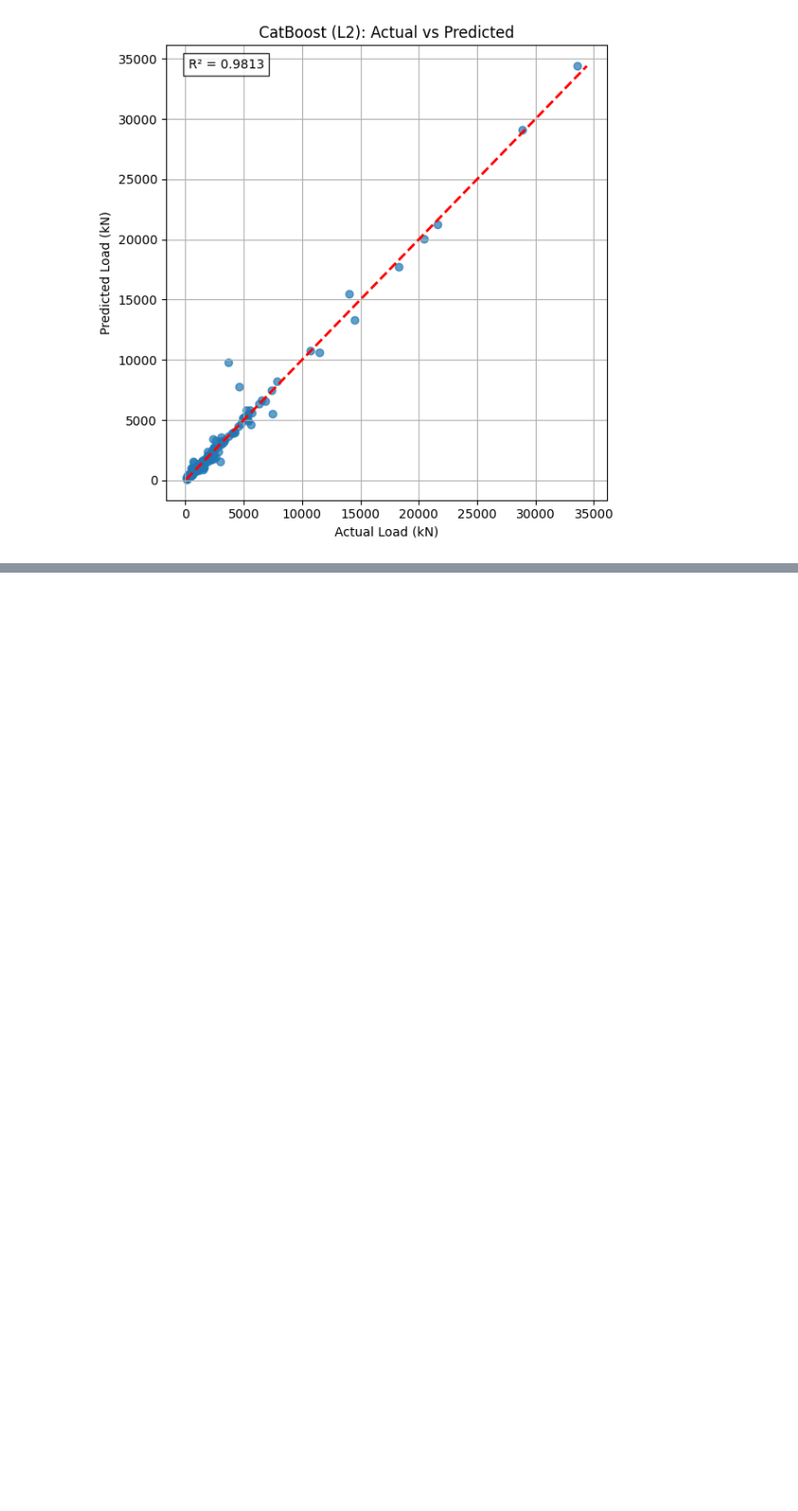
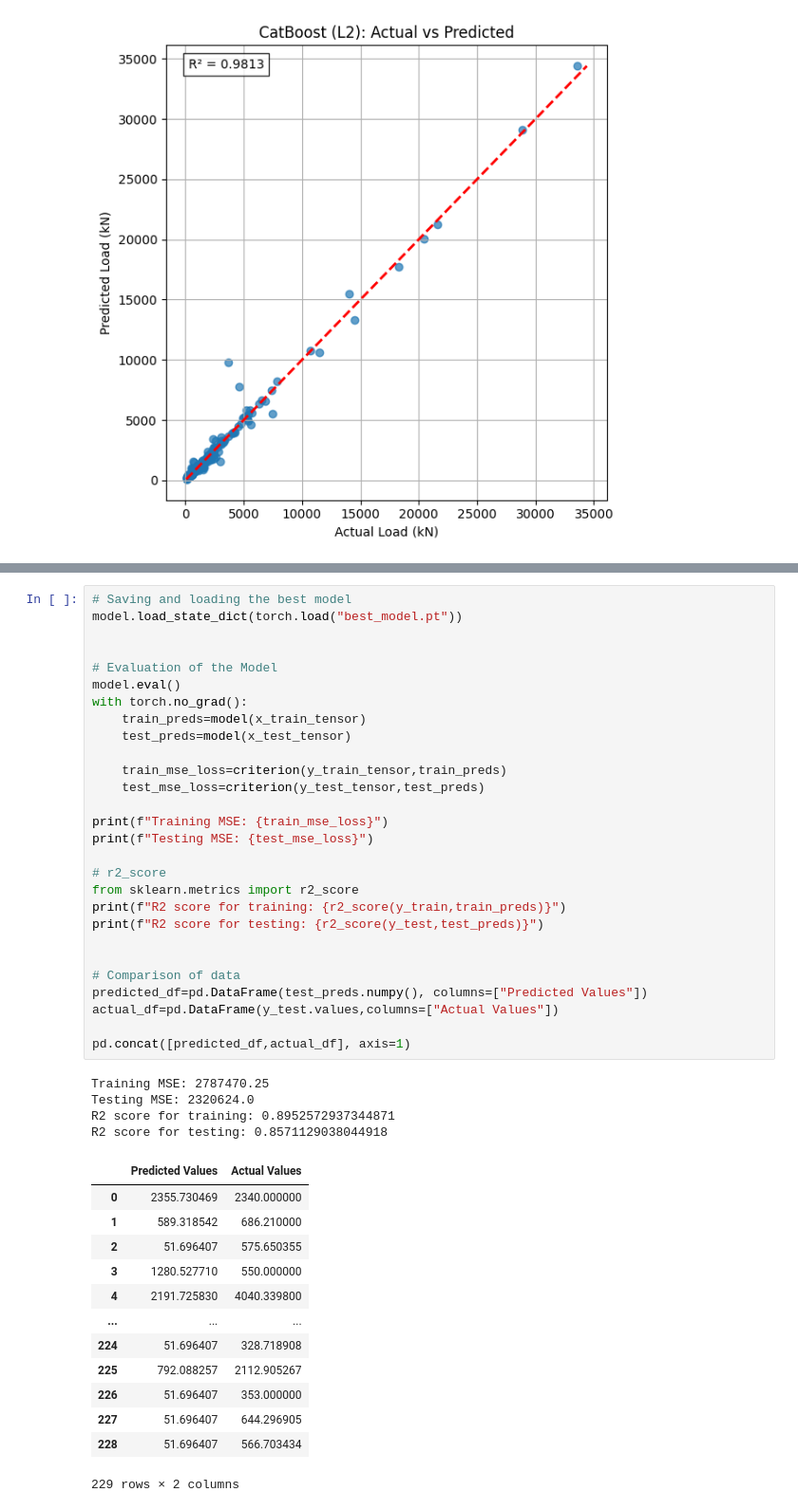
Before and after one commit to priyanshuiitbhu/Application-of-ML-PINNs-for-predicting-axial-loads-capacity-of-concrete-filled-steel-columns, a Jupyter notebook: best_model.ipynb, the cells around one changed output, grey strips where cells are left out. Shown at 95% size. Cells and saved outputs as stored; diff of their text form; blank space fills up the shorter version.

```diff
--- a/best_model.ipynb
+++ b/best_model.ipynb
@@ -178,0 +332,46 @@ CatBoost (L2 Training Data)    0.9989 170.745 90.034      9.05
+# %%
+# Saving and loading the best model
+model.load_state_dict(torch.load("best_model.pt"))
+
+
+# Evaluation of the Model
+model.eval()
+with torch.no_grad():
+    train_preds=model(x_train_tensor)
+    test_preds=model(x_test_tensor)
+
+    train_mse_loss=criterion(y_train_tensor,train_preds)
+    test_mse_loss=criterion(y_test_tensor,test_preds)
+
+print(f"Training MSE: {train_mse_loss}")
+print(f"Testing MSE: {test_mse_loss}")
+
+# r2_score
+from sklearn.metrics import r2_score
+print(f"R2 score for training: {r2_score(y_train,train_preds)}")
+print(f"R2 score for testing: {r2_score(y_test,test_preds)}")
+
+
+# Comparison of data
+predicted_df=pd.DataFrame(test_preds.numpy(), columns=["Predicted Values"])
+actual_df=pd.DataFrame(y_test.values,columns=["Actual Values"])
+
+pd.concat([predicted_df,actual_df], axis=1)
+# %% [output]
+Training MSE: 2787470.25
+Testing MSE: 2320624.0
+R2 score for training: 0.8952572937344871
+R2 score for testing: 0.8571129038044918
+|  | Predicted Values | Actual Values |
+| 0 | 2355.730469 | 2340.000000 |
+| 1 | 589.318542 | 686.210000 |
+| 2 | 51.696407 | 575.650355 |
+| 3 | 1280.527710 | 550.000000 |
+| 4 | 2191.725830 | 4040.339800 |
+| ... | ... | ... |
+| 224 | 51.696407 | 328.718908 |
+| 225 | 792.088257 | 2112.905267 |
+| 226 | 51.696407 | 353.000000 |
+| 227 | 51.696407 | 644.296905 |
+| 228 | 51.696407 | 566.703434 |
+229 rows × 2 columns
```
Also changed, not shown: parts of 8 cells of this notebook.
